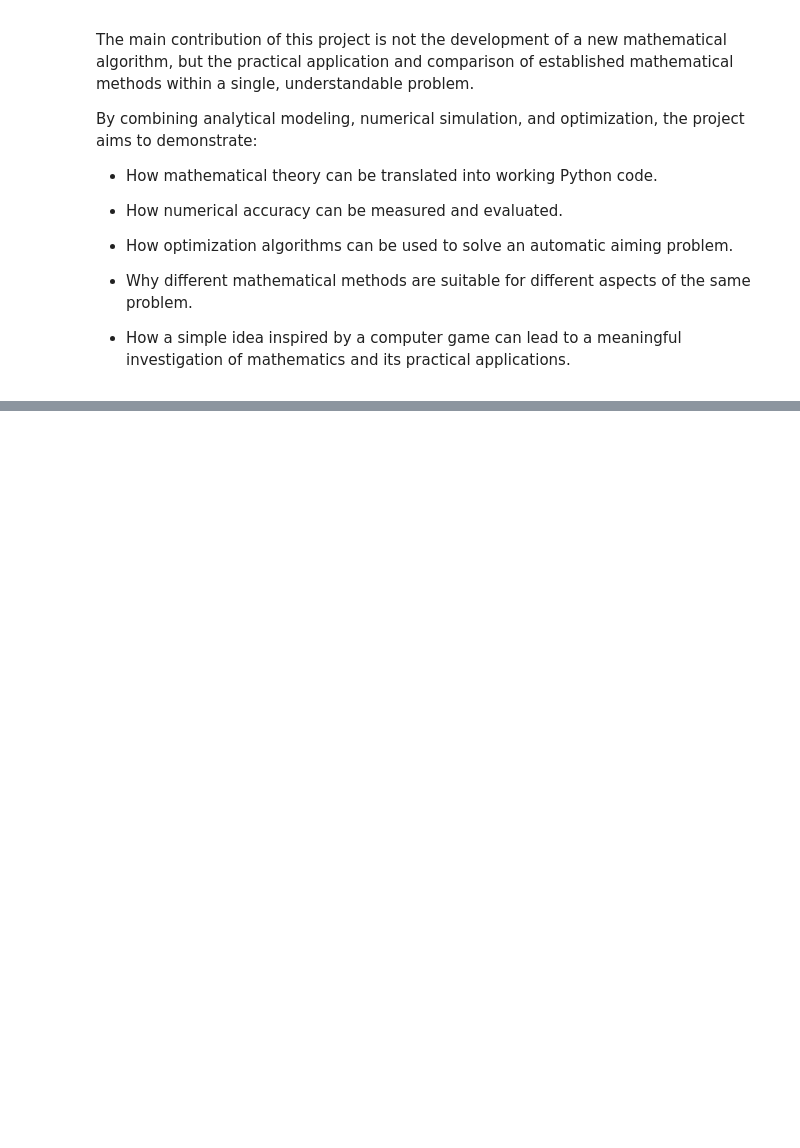
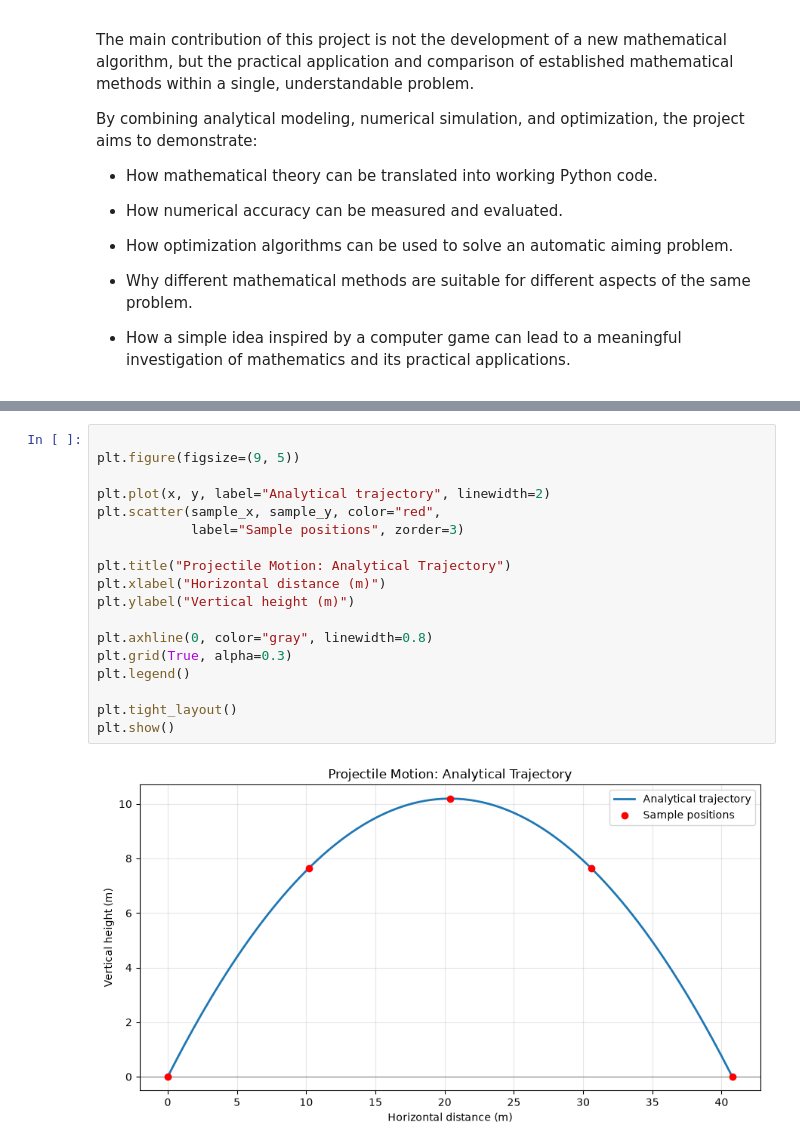
Before and after one commit to VesiBaleva/Math-Concepts-for-Developers, a Jupyter notebook: artillery_math.ipynb, the cells around one changed output, grey strips where cells are left out. Saved outputs shown, nothing was run; the diff lists cells and outputs as text; blank space fills up the shorter version.

Commit message:
Add analytical projectile trajectory visualization and sample data

```diff
--- a/artillery_math.ipynb
+++ b/artillery_math.ipynb
@@ -121,0 +231,20 @@ By combining analytical modeling, numerical simulation, and optimization, the pr
+# %%
+
+plt.figure(figsize=(9, 5))
+
+plt.plot(x, y, label="Analytical trajectory", linewidth=2)
+plt.scatter(sample_x, sample_y, color="red",
+            label="Sample positions", zorder=3)
+
+plt.title("Projectile Motion: Analytical Trajectory")
+plt.xlabel("Horizontal distance (m)")
+plt.ylabel("Vertical height (m)")
+
+plt.axhline(0, color="gray", linewidth=0.8)
+plt.grid(True, alpha=0.3)
+plt.legend()
+
+plt.tight_layout()
+plt.show()
+# %% [output]
+[figure, added]
```
Also changed, not shown: parts of 5 cells of this notebook.
